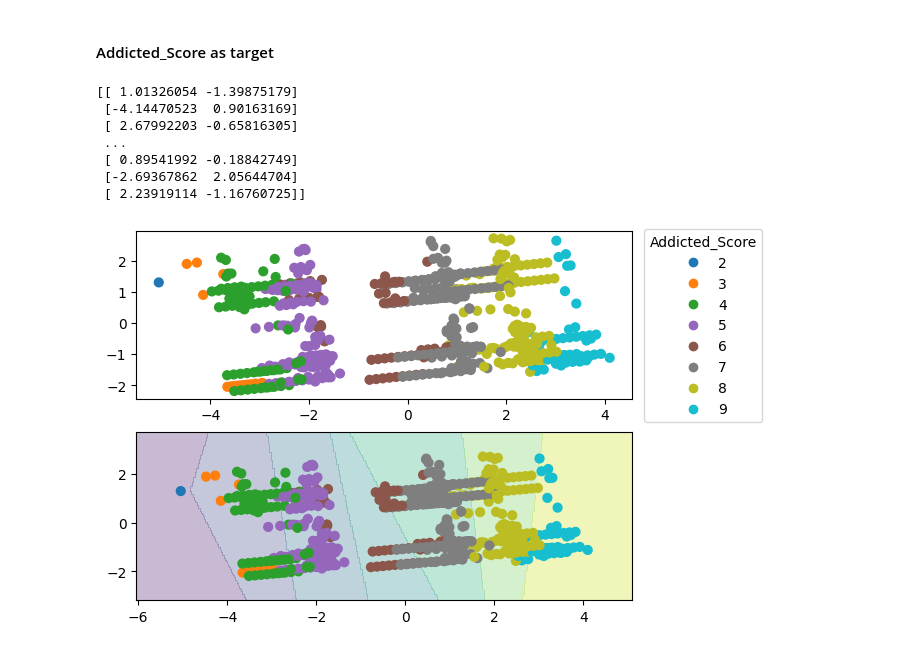
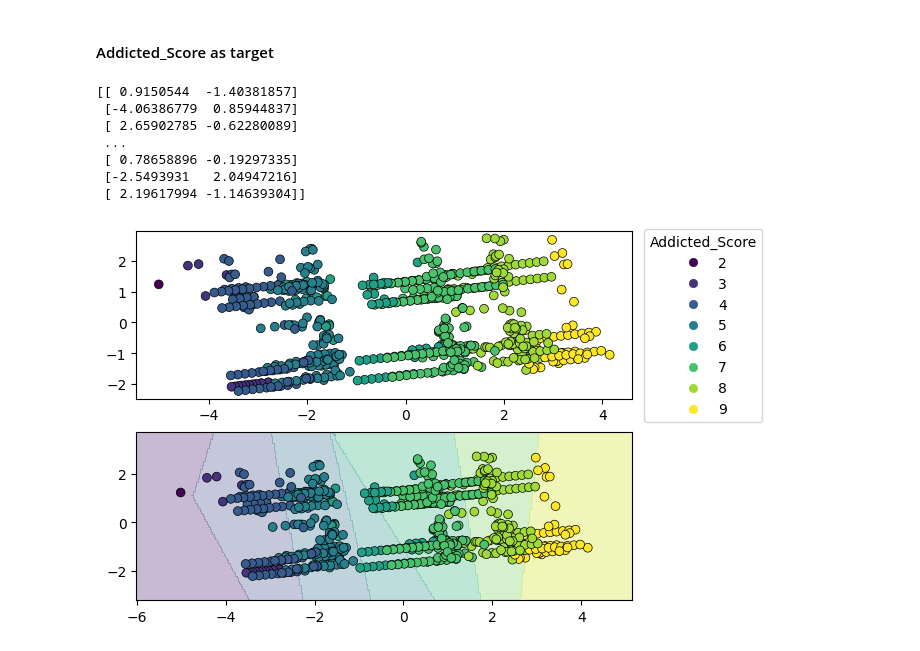
Before and after one commit to Andradev101/pause-student-social-media-addiction-eda, a Jupyter notebook: notebooks/support-vector-machines.ipynb, the cells around one changed output. Drawn from its saved outputs; the diff is of its cells as text; code cells hidden in the pictures.

```diff
--- a/notebooks/support-vector-machines.ipynb
+++ b/notebooks/support-vector-machines.ipynb
@@ -952,6 +954,7 @@ filtered_df = df.copy()
 filtered_df['Affects_Academic_Performance_Boolean'] = df['Affects_Academic_Performance'].replace({'Yes': 1, 'No': 0}).astype(int)
 X = filtered_df.drop(columns=[
     'Student_ID',
+    'Affects_Academic_Performance',
     'Addicted_Score'
 ])
 y = filtered_df['Addicted_Score']
@@ -995,39 +998,41 @@ Z = model.predict(grid_points)
 # Reshape for plotting
 Z = Z.reshape(xx.shape)
 
 # Plot decision regions
 sub[1].contourf(xx, yy, Z, alpha=0.3)
 
 # Plotting graphs
 scatter = sub[0].scatter(
     X_pca_2d[:, 0],
     X_pca_2d[:, 1],
+    edgecolors='black',
+    linewidths=0.5,
     c=y,
-    cmap='tab10',
     s=40,
 )
 scatter1 = sub[1].scatter(
     X_pca_2d[:, 0],
     X_pca_2d[:, 1],
+    edgecolors='black',
+    linewidths=0.5,
     c=y,
-    cmap='tab10',
     s=40,
 )
 handles, _ = scatter.legend_elements()
 plt.legend(
     handles,
     label_names,
     title="Addicted_Score",
     loc="upper left",
     bbox_to_anchor=(1.01, 2.25)
 )
 plt.show()
 # %% [output]
-[[ 1.01326054 -1.39875179]
- [-4.14470523  0.90163169]
- [ 2.67992203 -0.65816305]
+[[ 0.9150544  -1.40381857]
+ [-4.06386779  0.85944837]
+ [ 2.65902785 -0.62280089]
  ...
- [ 0.89541992 -0.18842749]
- [-2.69367862  2.05644704]
- [ 2.23919114 -1.16760725]]
+ [ 0.78658896 -0.19297335]
+ [-2.5493931   2.04947216]
+ [ 2.19617994 -1.14639304]]
-[figure, old version]
+[figure, new version]
```
Also changed, not shown: parts of 3 cells of this notebook.
